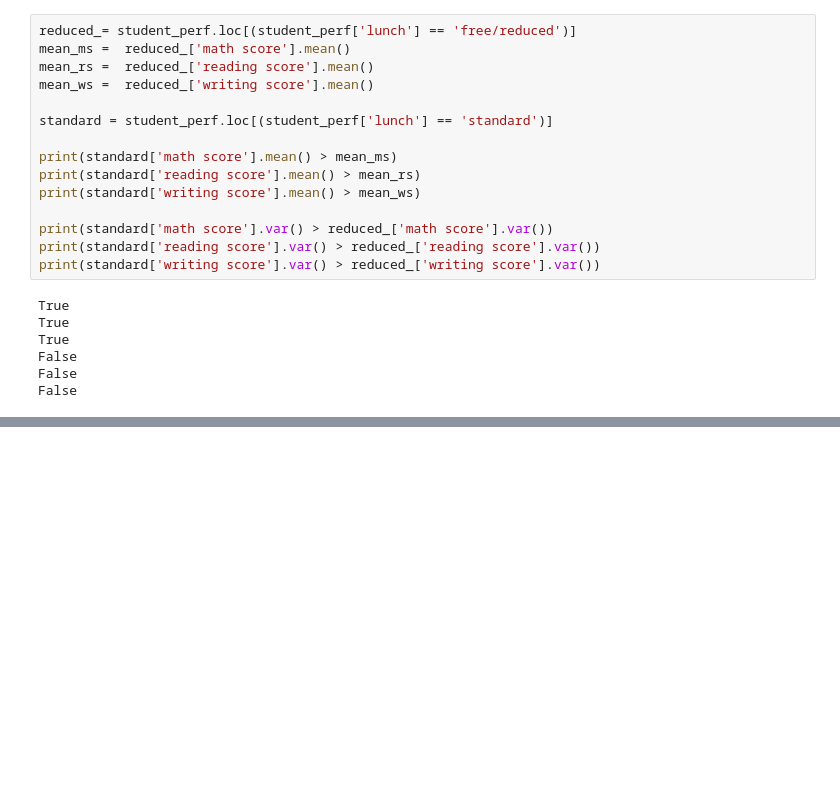
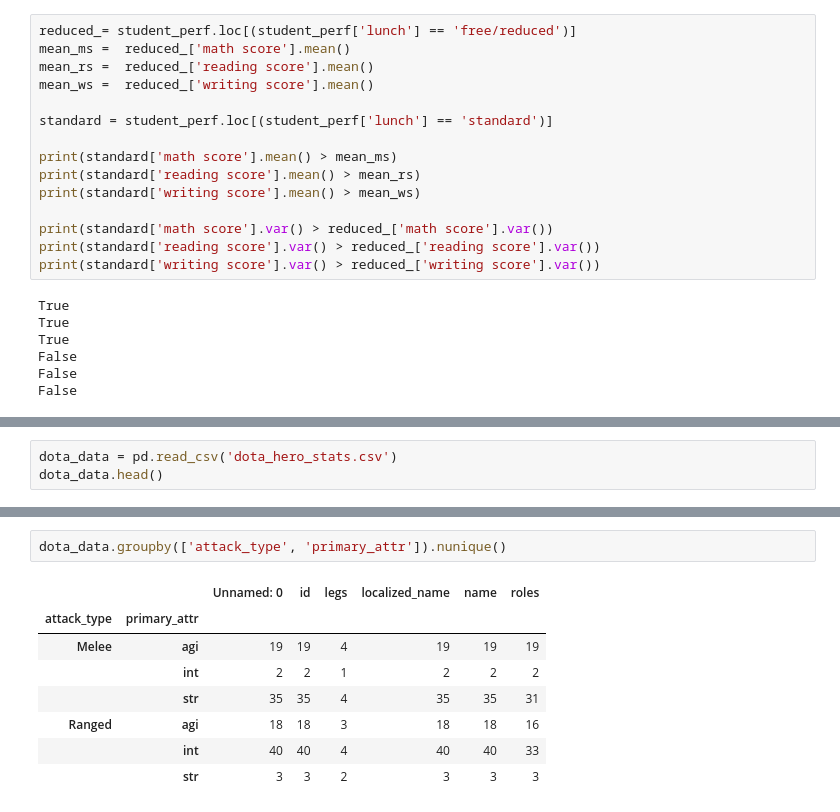
Before and after one commit to EraCat/hse_cbab2025_hw, a Jupyter notebook: src/stepik_ds_ml/lesson_1.ipynb, the cells around one changed output, grey strips where cells are left out. Cells and saved outputs as stored; diff of their text form; blank space fills up the shorter version.

```diff
--- a/src/stepik_ds_ml/lesson_1.ipynb
+++ b/src/stepik_ds_ml/lesson_1.ipynb
@@ -114,0 +135,3 @@ TypeError: '>' not supported between instances of 'str' and 'int'
+# %%
+dota_data = pd.read_csv('dota_hero_stats.csv')
+dota_data.head()
@@ -114,0 +145,11 @@ TypeError: '>' not supported between instances of 'str' and 'int'
+# %%
+dota_data.groupby(['attack_type', 'primary_attr']).nunique()
+# %% [output]
+|  |  | Unnamed: 0 | id | legs | localized_name | name | roles |
+| attack_type | primary_attr |  |  |  |  |  |  |
+| Melee | agi | 19 | 19 | 4 | 19 | 19 | 19 |
+|  | int | 2 | 2 | 1 | 2 | 2 | 2 |
+|  | str | 35 | 35 | 4 | 35 | 35 | 31 |
+| Ranged | agi | 18 | 18 | 3 | 18 | 18 | 16 |
+|  | int | 40 | 40 | 4 | 40 | 40 | 33 |
+|  | str | 3 | 3 | 2 | 3 | 3 | 3 |
```
Also changed, not shown: parts of 8 cells of this notebook, 11 other files.
